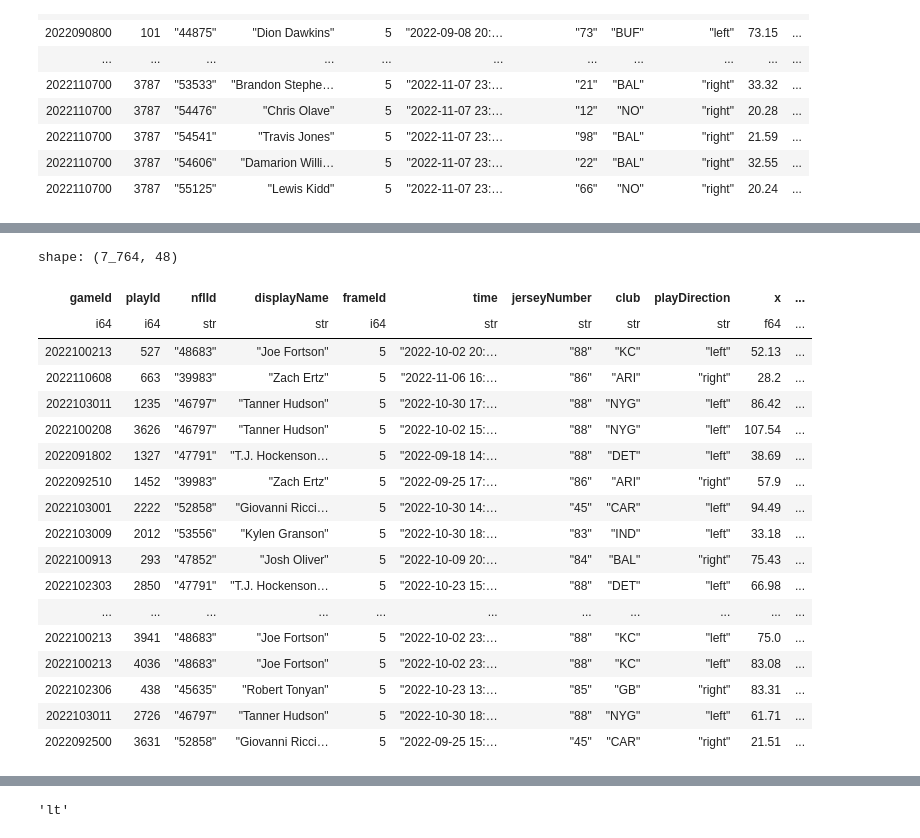
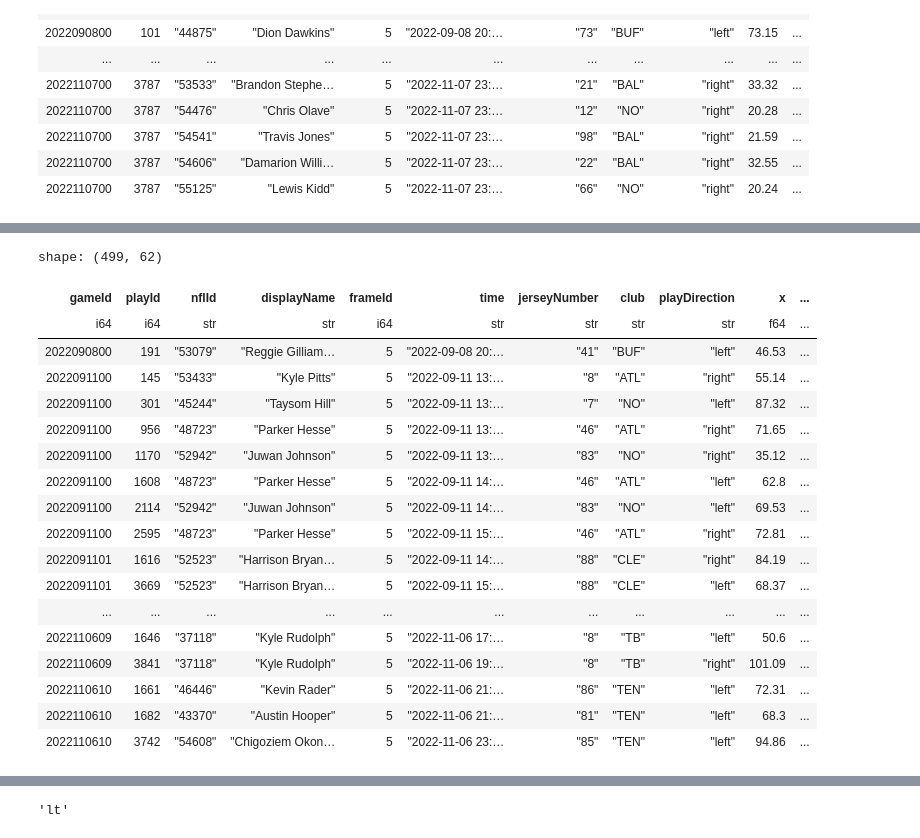
Before and after one commit to BenDavis71/BDB, a Jupyter notebook: BDBFormation/BDBFormation.ipynb, the cells around one changed output, grey strips where cells are left out. Drawn from its saved outputs; the diff is of its cells as text; code cells hidden in the pictures.

Commit message:
Continued formation work

```diff
--- a/BDBFormation/BDBFormation.ipynb
+++ b/BDBFormation/BDBFormation.ipynb
@@ -661,3 +639,12 @@ shape: (139_106, 43)
 | 2022110700 | 3787 | "54541" | "Travis Jones" | 5 | "2022-11-07 23:… | "98" | "BAL" | "right" | 21.59 | ... |
 | 2022110700 | 3787 | "54606" | "Damarion Willi… | 5 | "2022-11-07 23:… | "22" | "BAL" | "right" | 32.55 | ... |
 | 2022110700 | 3787 | "55125" | "Lewis Kidd" | 5 | "2022-11-07 23:… | "66" | "NO" | "right" | 20.24 | ... |
+# %%
+df = df.with_columns(
+    pl.when(
+        (pl.col('onFieldPosition').is_in(['y']))
+    )
+    .then('')
+    .otherwise(pl.col('onFieldPosition'))
+    .alias('onFieldPosition'),
+)
@@ -667,6 +675,7 @@ for _ in range(4):
         pl.when(
             (pl.col('position').is_in(['TE','FB']))
             & pl.col('xFromBall').is_between(pl.col('leftBoxX'),pl.col('rightBoxX'))
+            & (pl.col('yFromBall') >= pl.col('boxY'))
         )
         .then('y')
         .otherwise(pl.col('onFieldPosition'))
@@ -692,0 +727,17 @@ The predicate '[(col("onFieldPosition")) == (Utf8(y))]' in 'when->then->otherwis
+# %%
+df = df.with_columns(
+    pl.when(
+        (~(pl.col('xFromBall').is_between(pl.col('leftTackleBoxX'),
+                                          pl.col('rightTackleBoxX'))))
+        & (~(pl.col('onFieldPosition').is_in(['ry','ly','rb','f'])))
+    )
+    .then('wr')
+    .when(
+        (~(pl.col('position').is_in(['QB','TE','FB','RB','T','G','C'])))
+        & pl.col('xFromBall').is_between(pl.col('leftTackleBoxX'),pl.col('rightTackleBoxX'))
+        & (pl.col('yFromBall') >= pl.col('boxY'))
+    )
+    .then('wr')
+    .otherwise(pl.col('onFieldPosition'))
+    .alias('onFieldPosition'),
+)
@@ -692,0 +911,8 @@ The predicate '[(col("onFieldPosition")) == (Utf8(y))]' in 'when->then->otherwis
+# %%
+df = df.join(
+    plays.select(['gameId','playId','possessionTeam','defensiveTeam','ballCarrierId',
+                  'ballCarrierDisplayName','offenseFormation','defendersInTheBox',
+                  'expectedPointsAdded']),
+    on=['gameId','playId']
+)
+df
@@ -693,25 +1038,26 @@ The predicate '[(col("onFieldPosition")) == (Utf8(y))]' in 'when->then->otherwis
 # %%
-df.filter(pl.col('onFieldPosition')=='y').join(
-    plays.select(['gameId','playId','possessionTeam','defensiveTeam','week','quarter','gameClock']),
+df.filter(pl.col('onBall')==0).filter(pl.col('onFieldPosition')=='ry2').join(
+    plays.select(['gameId','playId','possessionTeam','defensiveTeam'
+                  ,'week','quarter','gameClock']),
     on=['gameId','playId']
-).sort(by='xFromBall')
+).sort(pl.col('gameId'), 'playId')
 # %% [output]
-shape: (7_764, 48)
+shape: (499, 62)
 | gameId | playId | nflId | displayName | frameId | time | jerseyNumber | club | playDirection | x | ... |
 | i64 | i64 | str | str | i64 | str | str | str | str | f64 | ... |
-| 2022100213 | 527 | "48683" | "Joe Fortson" | 5 | "2022-10-02 20:… | "88" | "KC" | "left" | 52.13 | ... |
-| 2022110608 | 663 | "39983" | "Zach Ertz" | 5 | "2022-11-06 16:… | "86" | "ARI" | "right" | 28.2 | ... |
-| 2022103011 | 1235 | "46797" | "Tanner Hudson" | 5 | "2022-10-30 17:… | "88" | "NYG" | "left" | 86.42 | ... |
-| 2022100208 | 3626 | "46797" | "Tanner Hudson" | 5 | "2022-10-02 15:… | "88" | "NYG" | "left" | 107.54 | ... |
-| 2022091802 | 1327 | "47791" | "T.J. Hockenson… | 5 | "2022-09-18 14:… | "88" | "DET" | "left" | 38.69 | ... |
-| 2022092510 | 1452 | "39983" | "Zach Ertz" | 5 | "2022-09-25 17:… | "86" | "ARI" | "right" | 57.9 | ... |
-| 2022103001 | 2222 | "52858" | "Giovanni Ricci… | 5 | "2022-10-30 14:… | "45" | "CAR" | "left" | 94.49 | ... |
-| 2022103009 | 2012 | "53556" | "Kylen Granson" | 5 | "2022-10-30 18:… | "83" | "IND" | "left" | 33.18 | ... |
-| 2022100913 | 293 | "47852" | "Josh Oliver" | 5 | "2022-10-09 20:… | "84" | "BAL" | "right" | 75.43 | ... |
-| 2022102303 | 2850 | "47791" | "T.J. Hockenson… | 5 | "2022-10-23 15:… | "88" | "DET" | "left" | 66.98 | ... |
+| 2022090800 | 191 | "53079" | "Reggie Gilliam… | 5 | "2022-09-08 20:… | "41" | "BUF" | "left" | 46.53 | ... |
+| 2022091100 | 145 | "53433" | "Kyle Pitts" | 5 | "2022-09-11 13:… | "8" | "ATL" | "right" | 55.14 | ... |
+| 2022091100 | 301 | "45244" | "Taysom Hill" | 5 | "2022-09-11 13:… | "7" | "NO" | "left" | 87.32 | ... |
+| 2022091100 | 956 | "48723" | "Parker Hesse" | 5 | "2022-09-11 13:… | "46" | "ATL" | "right" | 71.65 | ... |
+| 2022091100 | 1170 | "52942" | "Juwan Johnson" | 5 | "2022-09-11 13:… | "83" | "NO" | "right" | 35.12 | ... |
+| 2022091100 | 1608 | "48723" | "Parker Hesse" | 5 | "2022-09-11 14:… | "46" | "ATL" | "left" | 62.8 | ... |
+| 2022091100 | 2114 | "52942" | "Juwan Johnson" | 5 | "2022-09-11 14:… | "83" | "NO" | "left" | 69.53 | ... |
+| 2022091100 | 2595 | "48723" | "Parker Hesse" | 5 | "2022-09-11 15:… | "46" | "ATL" | "right" | 72.81 | ... |
+| 2022091101 | 1616 | "52523" | "Harrison Bryan… | 5 | "2022-09-11 14:… | "88" | "CLE" | "right" | 84.19 | ... |
+| 2022091101 | 3669 | "52523" | "Harrison Bryan… | 5 | "2022-09-11 15:… | "88" | "CLE" | "left" | 68.37 | ... |
 | ... | ... | ... | ... | ... | ... | ... | ... | ... | ... | ... |
-| 2022100213 | 3941 | "48683" | "Joe Fortson" | 5 | "2022-10-02 23:… | "88" | "KC" | "left" | 75.0 | ... |
-| 2022100213 | 4036 | "48683" | "Joe Fortson" | 5 | "2022-10-02 23:… | "88" | "KC" | "left" | 83.08 | ... |
-| 2022102306 | 438 | "45635" | "Robert Tonyan" | 5 | "2022-10-23 13:… | "85" | "GB" | "right" | 83.31 | ... |
-| 2022103011 | 2726 | "46797" | "Tanner Hudson" | 5 | "2022-10-30 18:… | "88" | "NYG" | "left" | 61.71 | ... |
-| 2022092500 | 3631 | "52858" | "Giovanni Ricci… | 5 | "2022-09-25 15:… | "45" | "CAR" | "right" | 21.51 | ... |
+| 2022110609 | 1646 | "37118" | "Kyle Rudolph" | 5 | "2022-11-06 17:… | "8" | "TB" | "left" | 50.6 | ... |
+| 2022110609 | 3841 | "37118" | "Kyle Rudolph" | 5 | "2022-11-06 19:… | "8" | "TB" | "right" | 101.09 | ... |
+| 2022110610 | 1661 | "46446" | "Kevin Rader" | 5 | "2022-11-06 21:… | "86" | "TEN" | "left" | 72.31 | ... |
+| 2022110610 | 1682 | "43370" | "Austin Hooper" | 5 | "2022-11-06 21:… | "81" | "TEN" | "left" | 68.3 | ... |
+| 2022110610 | 3742 | "54608" | "Chigoziem Okon… | 5 | "2022-11-06 23:… | "85" | "TEN" | "left" | 94.86 | ... |
```
Also changed, not shown: parts of 63 cells of this notebook.
